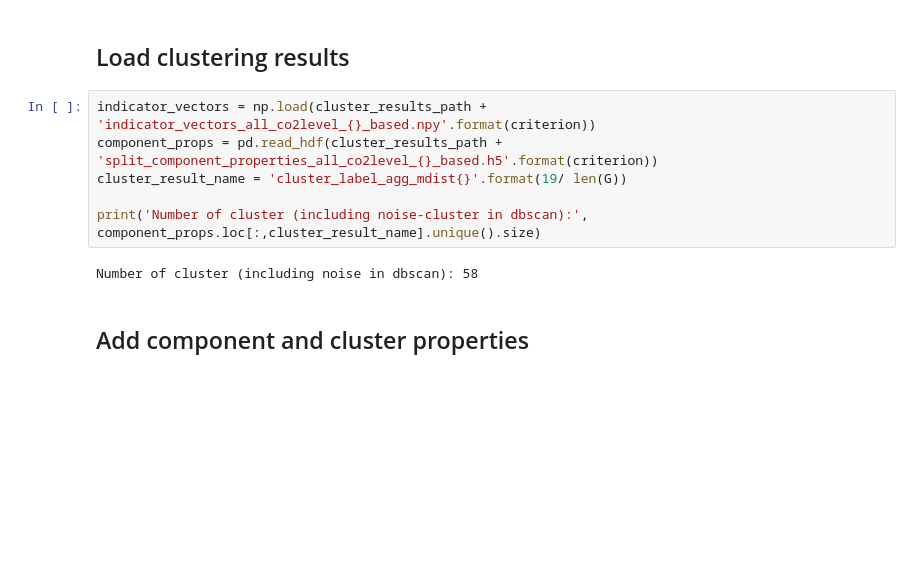
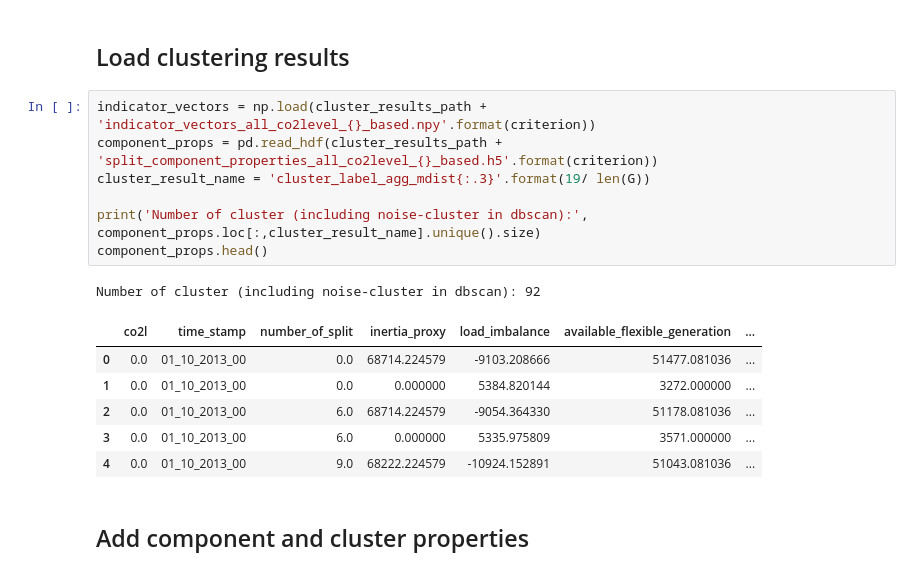
Before and after one commit to maurizio-titz/Power-system-split, a Jupyter notebook: notebooks/visualize_component_cluster.ipynb, the cells around one changed output. Cells and saved outputs as stored; diff of their text form; blank space fills up the shorter version.

```diff
--- a/notebooks/visualize_component_cluster.ipynb
+++ b/notebooks/visualize_component_cluster.ipynb
@@ -57,11 +58,18 @@ number_of_simulations = n_initial_failures*n_time_stamps
 # %%
 indicator_vectors = np.load(cluster_results_path + 'indicator_vectors_all_co2level_{}_based.npy'.format(criterion))
 component_props = pd.read_hdf(cluster_results_path + 'split_component_properties_all_co2level_{}_based.h5'.format(criterion))
-cluster_result_name = 'cluster_label_agg_mdist{}'.format(19/ len(G))
+cluster_result_name = 'cluster_label_agg_mdist{:.3}'.format(19/ len(G))
 
 print('Number of cluster (including noise-cluster in dbscan):', component_props.loc[:,cluster_result_name].unique().size)
+component_props.head()
 # %% [output]
-Number of cluster (including noise in dbscan): 58
+Number of cluster (including noise-cluster in dbscan): 92
+|  | co2l | time_stamp | number_of_split | inertia_proxy | load_imbalance | available_flexible_generation | ... |
+| 0 | 0.0 | 01_10_2013_00 | 0.0 | 68714.224579 | -9103.208666 | 51477.081036 | ... |
+| 1 | 0.0 | 01_10_2013_00 | 0.0 | 0.000000 | 5384.820144 | 3272.000000 | ... |
+| 2 | 0.0 | 01_10_2013_00 | 6.0 | 68714.224579 | -9054.364330 | 51178.081036 | ... |
+| 3 | 0.0 | 01_10_2013_00 | 6.0 | 0.000000 | 5335.975809 | 3571.000000 | ... |
+| 4 | 0.0 | 01_10_2013_00 | 9.0 | 68222.224579 | -10924.152891 | 51043.081036 | ... |
 # %% [markdown]
 ## Add component and cluster properties
 # %%
```
Also changed, not shown: parts of 7 cells of this notebook.
